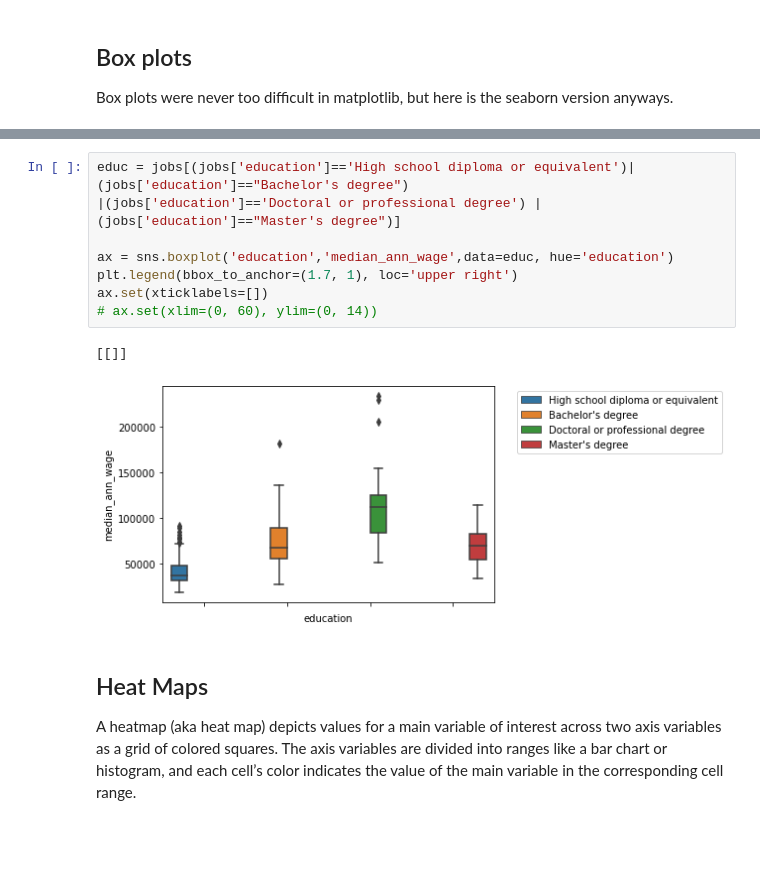
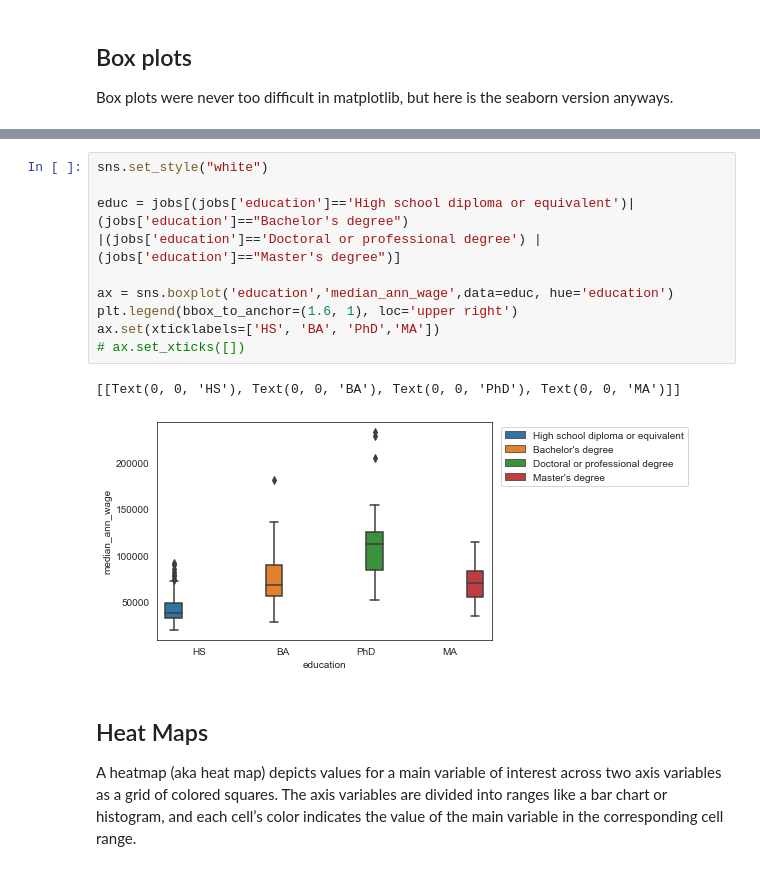
Before and after one commit to somethingabout/Data_Analysis_Python_R, a Jupyter notebook: Lecture 9/Lecture 9.ipynb, the cells around one changed output, grey strips where cells are left out. Saved outputs shown, nothing was run; the diff lists cells and outputs as text; blank space fills up the shorter version.

```diff
--- a/Lecture 9/Lecture 9.ipynb
+++ b/Lecture 9/Lecture 9.ipynb
@@ -397,14 +382,16 @@ array(['High school diploma or equivalent', "Bachelor's degree",
 # %%
+sns.set_style("white")
+
 educ = jobs[(jobs['education']=='High school diploma or equivalent')| (jobs['education']=="Bachelor's degree")
 |(jobs['education']=='Doctoral or professional degree') |(jobs['education']=="Master's degree")]
 
 ax = sns.boxplot('education','median_ann_wage',data=educ, hue='education')
-plt.legend(bbox_to_anchor=(1.7, 1), loc='upper right')
-ax.set(xticklabels=[])
-# ax.set(xlim=(0, 60), ylim=(0, 14))
+plt.legend(bbox_to_anchor=(1.6, 1), loc='upper right')
+ax.set(xticklabels=['HS', 'BA', 'PhD','MA'])
+# ax.set_xticks([])
 # %% [output]
-[[]]
+[[Text(0, 0, 'HS'), Text(0, 0, 'BA'), Text(0, 0, 'PhD'), Text(0, 0, 'MA')]]
-[figure, old version]
+[figure, new version]
 # %% [markdown]
 ## Heat Maps
 
```
Also changed, not shown: parts of 25 cells of this notebook, 4 other files.
